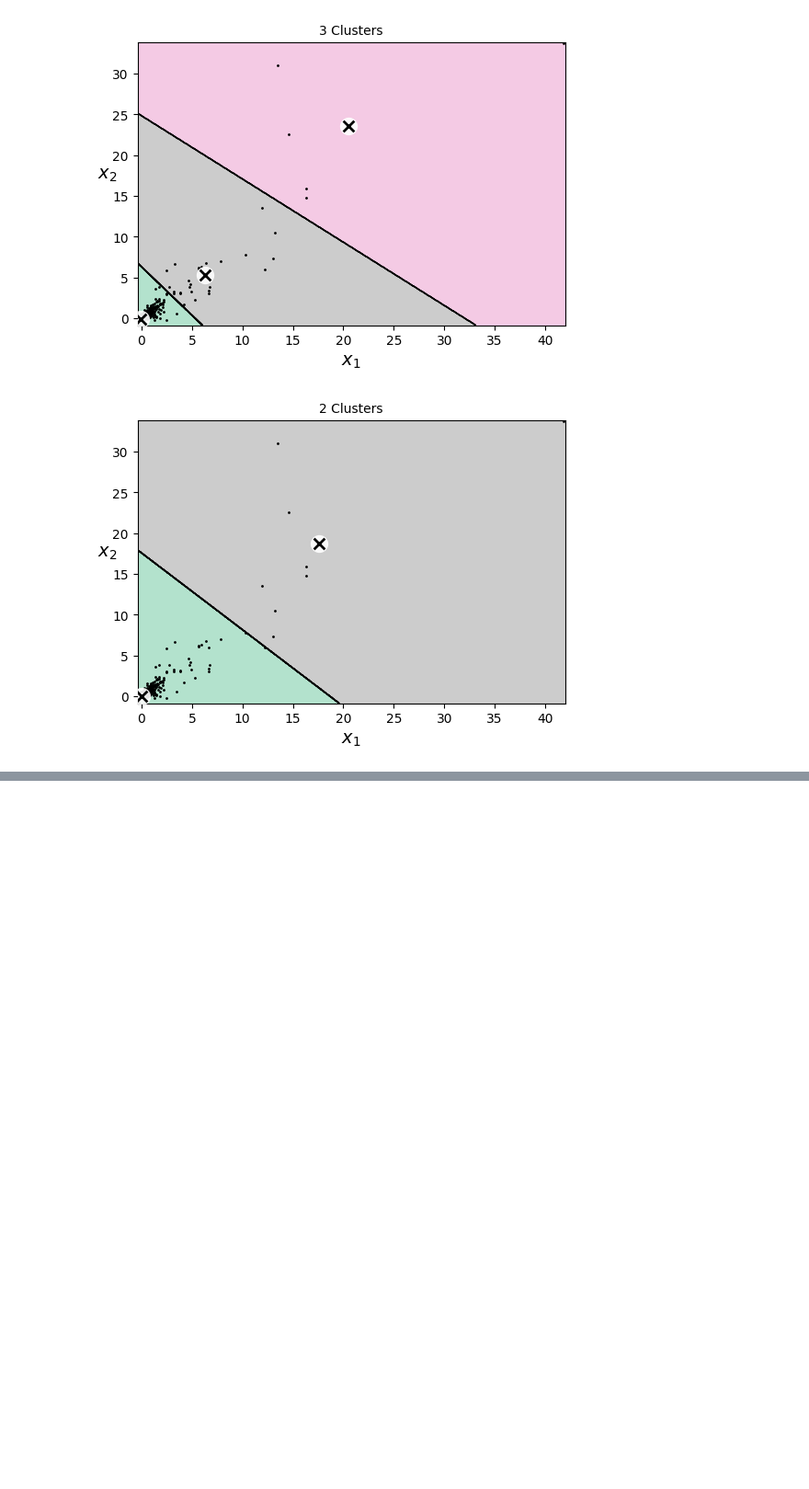
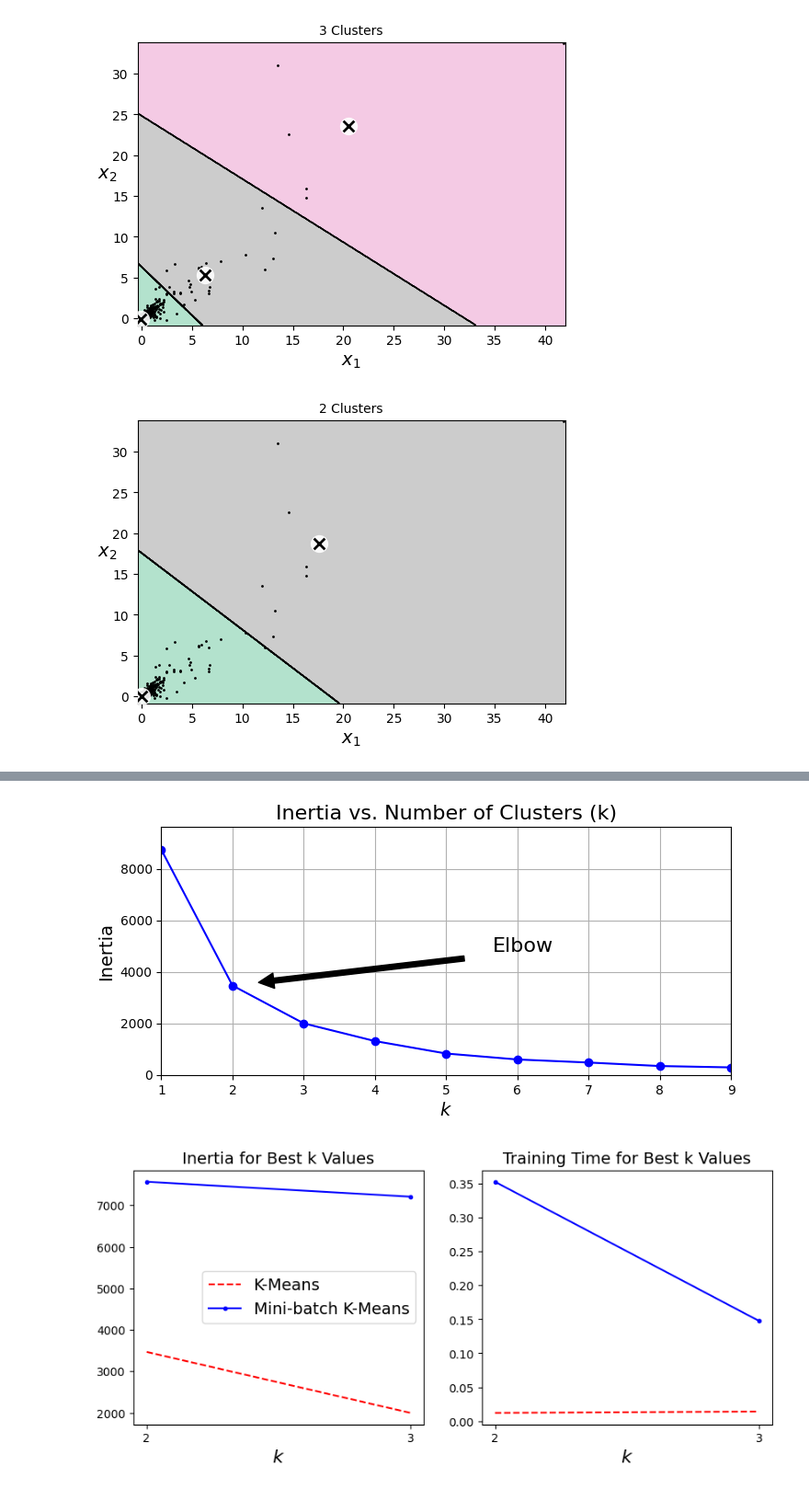
Before and after one commit to fabio-pecora/machine-learning-and-data-mining-csc735, a Jupyter notebook: 2nd-homework/HW2_Part1.ipynb, the cells around one changed output, grey strips where cells are left out. Shown at 92% size. Cells and saved outputs as stored; diff of their text form; code cells hidden in the pictures; blank space fills up the shorter version.

```diff
--- a/2nd-homework/HW2_Part1.ipynb
+++ b/2nd-homework/HW2_Part1.ipynb
@@ -277,0 +192,68 @@ Davies-Bouldin Index: 1.0063116175045907
+# %%
+# Ensure scaled_dataset is already defined
+X = scaled_dataset
+
+# Store inertia results for K-Means only
+kmeans_per_k = [KMeans(n_clusters=k, random_state=42).fit(X) for k in range(1, 10)]
+inertias = [model.inertia_ for model in kmeans_per_k]
+
+# Plotting inertia vs. k to find the elbow
+plt.figure(figsize=(8, 3.5))
+plt.plot(range(1, 10), inertias, "bo-")
+plt.xlabel("$k$", fontsize=14)
+plt.ylabel("Inertia", fontsize=14)
+plt.annotate('Elbow',
+             xy=(2, inertias[1]),  # Change the coordinates based on your data
+             xytext=(0.55, 0.55),
+             textcoords='figure fraction',
+             fontsize=16,
+             arrowprops=dict(facecolor='black', shrink=0.1)
+            )
+plt.axis([1, 9, 0, max(inertias) * 1.1])  # Adjust the y-axis limit dynamically
+plt.title("Inertia vs. Number of Clusters (k)", fontsize=16)  # Add a title for clarity
+plt.grid()  # Optional: Add grid for better readability
+plt.show()
+
+# After finding the elbow, you can use the best k values
+best_k_values = [2, 3]  # Example based on your earlier findings
+
+# Store time results for K-Means and Mini-Batch K-Means for best k values
+times = np.empty((len(best_k_values), 2))
+inertias_best_k = np.empty((len(best_k_values), 2))
+
+for idx, k in enumerate(best_k_values):
+    kmeans_ = KMeans(n_clusters=k, random_state=42)
+    minibatch_kmeans = MiniBatchKMeans(n_clusters=k, random_state=42)
+
+    # Measure time taken for K-Means and Mini-Batch K-Means
+    times[idx, 0] = timeit(lambda: kmeans_.fit(X), number=1)
+    times[idx, 1] = timeit(lambda: minibatch_kmeans.fit(X), number=1)
+
+    # Store inertia
+    inertias_best_k[idx, 0] = kmeans_.inertia_
+    inertias_best_k[idx, 1] = minibatch_kmeans.inertia_
+
+# Plotting the graphs for inertia and time comparison
+plt.figure(figsize=(10, 4))
+
+# Subplot for inertia
+plt.subplot(121)
+plt.plot(best_k_values, inertias_best_k[:, 0], "r--", label="K-Means")
+plt.plot(best_k_values, inertias_best_k[:, 1], "b.-", label="Mini-batch K-Means")
+plt.xlabel("$k$", fontsize=16)
+plt.title("Inertia for Best k Values", fontsize=14)
+plt.legend(fontsize=14)
+plt.xticks(best_k_values)  # Only show best k values on x-axis
+
+# Subplot for time
+plt.subplot(122)
+plt.plot(best_k_values, times[:, 0], "r--", label="K-Means")
+plt.plot(best_k_values, times[:, 1], "b.-", label="Mini-batch K-Means")
+plt.xlabel("$k$", fontsize=16)
+plt.title("Training Time for Best k Values", fontsize=14)
+plt.xticks(best_k_values)  # Only show best k values on x-axis
+
+plt.show()
+# %% [output]
+[figure, added]
+[figure, added]
```
Also changed, not shown: parts of 8 cells of this notebook.
